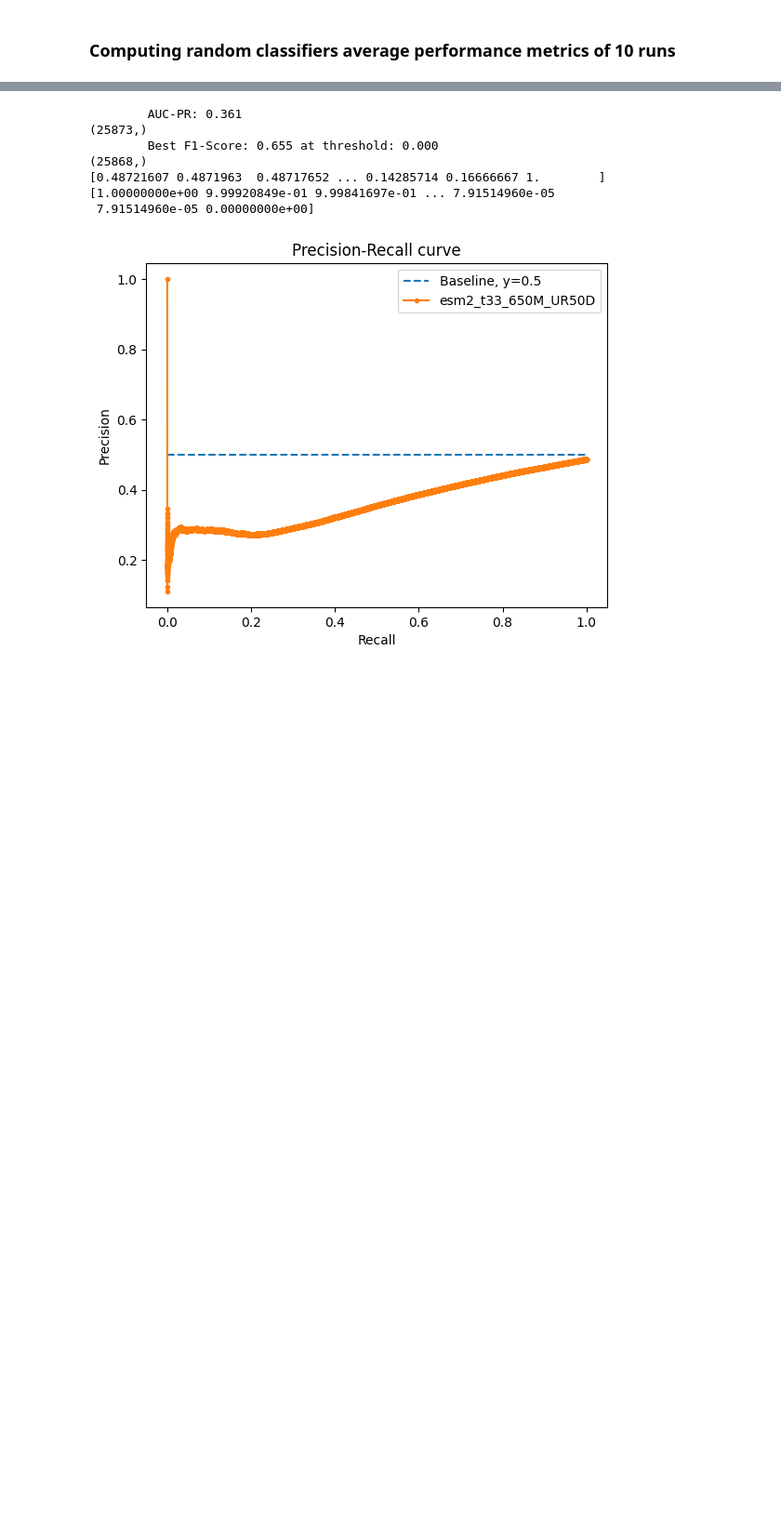
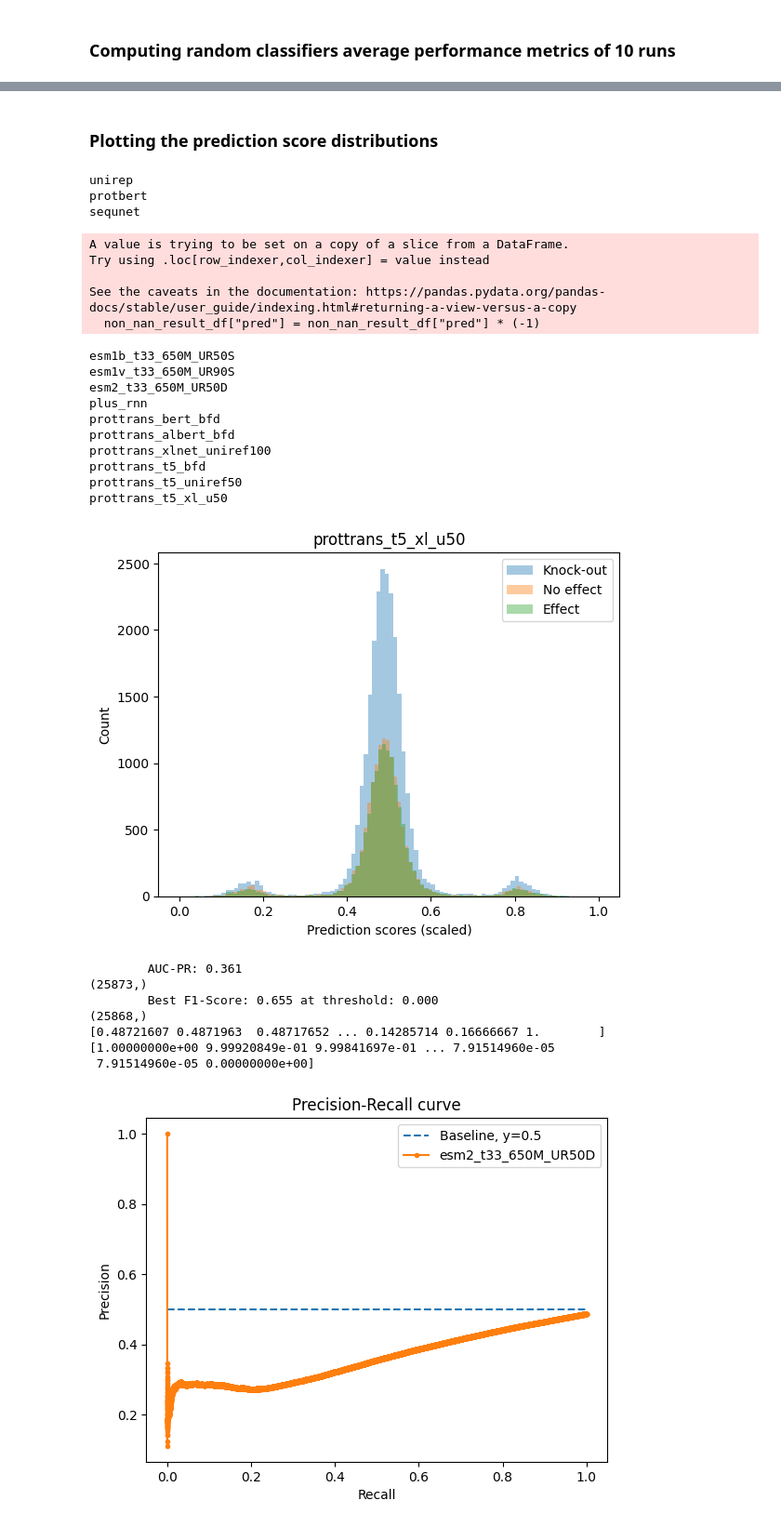
Before and after one commit to akabiraka/variant_effect_analysis, a Jupyter notebook: models/aa_common/performance_analysis_for_PMD.ipynb, the cells around one changed output, grey strips where cells are left out. Shown at 93% size. Cells and saved outputs as stored; diff of their text form; code cells hidden in the pictures; blank space fills up the shorter version.

Commit message:
plotted popu-freq and pmd prediction scores distributions

```diff
--- a/models/aa_common/performance_analysis_for_PMD.ipynb
+++ b/models/aa_common/performance_analysis_for_PMD.ipynb
@@ -25,10 +25,12 @@ models_smaller_means_damaging = ["sequnet", "sift"]
 metrics = ["AUC-ROC", "AUC-PR", "F1-max", "Th-max", "Precision", "Recall", "Accuracy", "Balanced-accuracy", "MCC"]
 # %%
 result_df = pd.read_csv(home_dir+f"models/aa_common/merged_predictions/{task}.csv", sep="\t")
-result_df = result_df[(result_df["functional_effect"]=="Effect") | (result_df["functional_effect"]=="No effect")]
+# result_df = result_df[(result_df["functional_effect"]=="Effect") | (result_df["functional_effect"]=="No effect")]
 print(result_df.shape)
 print(result_df.columns)
 
-result_df.loc[result_df["functional_effect"]=="Effect", "class_numeric"] = 1
+result_df.loc[(result_df["functional_effect"]=="Effect") | (result_df["functional_effect"]=="Knock-out"), "class_numeric"] = 1
 result_df.loc[result_df["functional_effect"]=="No effect", "class_numeric"] = 0
+
+result_df["class_numeric"].value_counts()
 # %% [output]
@@ -194,3 +201,61 @@ out.close()
         Balanced accuracy score: 0.500 at threshold: 0.000
         MCC score: 0.000 at threshold: 0.000
+# %% [markdown]
+### Plotting the prediction score distributions
+# %%
+import matplotlib.pyplot as plt
+
+def plot_distribution(result_df):
+    plt.cla()
+    effect = result_df[result_df["functional_effect"]=="Effect"]
+    knock_out = result_df[result_df["functional_effect"]=="Knock-out"]
+    no_effect = result_df[result_df["functional_effect"]=="No effect"]
+
+    bins = 100 # 20, 100, 500
+    plt.hist(knock_out["pred"], bins=bins, density=False, log=False, alpha=.4, label=f"Knock-out")
+    plt.hist(no_effect["pred"], bins=bins, density=False, log=False, alpha=.4, label=f"No effect")
+    plt.hist(effect["pred"], bins=bins, density=False, log=False, alpha=.4, label=f"Effect")
+
+
+    plt.title(f"{model_name}")
+    plt.legend()
+    plt.xlabel("Prediction scores (scaled)")
+    plt.ylabel("Count")
+    # plt.show()
+    plt.savefig(home_dir+f"models/aa_common/pred_scores_distribution_plots_pmd_analysis/{model_name}.png", dpi=300, format="png", bbox_inches='tight', pad_inches=0.0)
+
+for i, (model_root, model_name) in enumerate(model_root_and_name_tuple_list):
+    print(model_name)
+    # model_name = "esm2_t33_650M_UR50D"
+    model_pred_col = model_name + "_pred"
+
+    result_df["pred"]=(result_df[model_pred_col]-result_df[model_pred_col].min())/(result_df[model_pred_col].max()-result_df[model_pred_col].min()) # scaling prediction scores between [0, 1]
+
+    non_nan_result_df = result_df[~pd.isna(result_df[model_pred_col])]  # taking df for only non-NAN values
+
+    if model_name in models_smaller_means_damaging:
+        non_nan_result_df["pred"] = non_nan_result_df["pred"] * (-1)
+
+    plot_distribution(non_nan_result_df)
+    # break
+# %% [output]
+unirep
+protbert
+sequnet
+A value is trying to be set on a copy of a slice from a DataFrame.
+Try using .loc[row_indexer,col_indexer] = value instead
+
+See the caveats in the documentation: https://pandas.pydata.org/pandas-docs/stable/user_guide/indexing.html#returning-a-view-versus-a-copy
+  non_nan_result_df["pred"] = non_nan_result_df["pred"] * (-1)
+esm1b_t33_650M_UR50S
+esm1v_t33_650M_UR90S
+esm2_t33_650M_UR50D
+plus_rnn
+prottrans_bert_bfd
+prottrans_albert_bfd
+prottrans_xlnet_uniref100
+prottrans_t5_bfd
+prottrans_t5_uniref50
+prottrans_t5_xl_u50
+[figure, added]
 # %%
```
Also changed, not shown: parts of 4 cells of this notebook, 2 other files.
